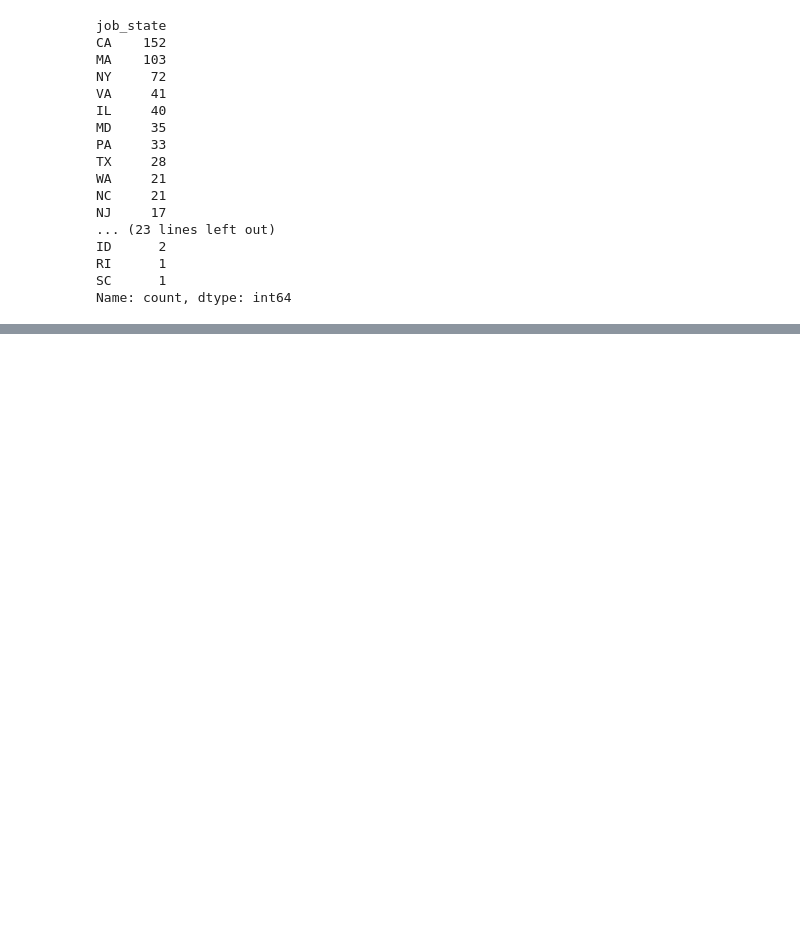
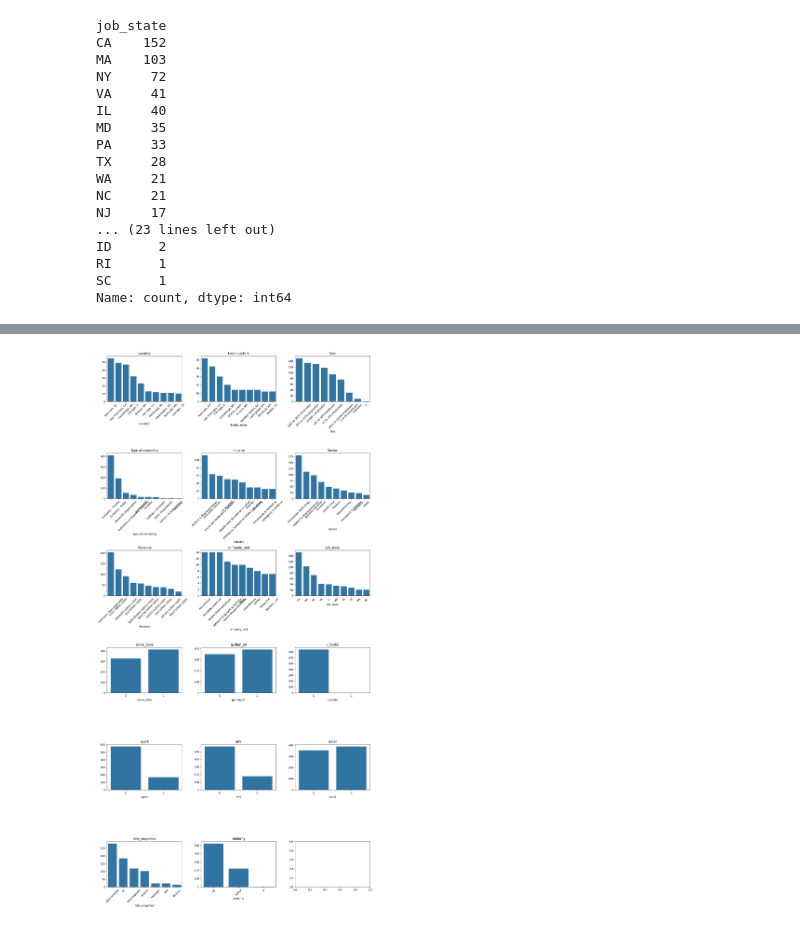
Before and after one commit to franguz03/Data-science-salary-projections, a Jupyter notebook: data_science_projection/data_EDA.ipynb, the cells around one changed output, grey strips where cells are left out. Cells and saved outputs as stored; diff of their text form; code cells hidden in the pictures; blank space fills up the shorter version.

```diff
--- a/data_science_projection/data_EDA.ipynb
+++ b/data_science_projection/data_EDA.ipynb
@@ -91,0 +216,32 @@ Name: desc_len, Length: 742, dtype: int64
+# %%
+categorical_df=salary_df[['Location', 'Headquarters', 'Size', 'Type of ownership', 'Industry', 'Sector', 'Revenue' ,'company_text', 'job_state', 'same_state','python_yn', 'r_studio', 'spark', 'aws', 'excel',
+       'title_simplified', 'seniority']].copy()
+# %%
+# Number of categorical columns
+num_cols = len(categorical_df.columns)
+
+# Define the number of rows and columns for subplots
+cols = 3  # Number of plots per row (adjust as needed)
+rows = math.ceil(num_cols / cols)  # Calculate required rows
+
+# Create figure and subplots
+fig, axes = plt.subplots(rows, cols, figsize=(15, 5 * rows))
+
+# Ensure `axes` is iterable in all cases
+axes = axes.flatten() if num_cols > 1 else [axes]
+
+# Iterate over each categorical column and plot it
+for idx, col in enumerate(categorical_df.columns):
+    sns.barplot(
+        x=categorical_df[col].value_counts().index[:10],  # Top 10 most frequent values
+        y=categorical_df[col].value_counts().values[:10],
+        ax=axes[idx]
+    )
+    axes[idx].set_title(col)  # Set title with column name
+    axes[idx].set_xticklabels(axes[idx].get_xticklabels(), rotation=45)  # Rotate labels
+
+# Adjust layout to prevent overlapping
+plt.tight_layout()
+plt.show()
+# %% [output]
+[figure, added]
```
Also changed, not shown: parts of 17 cells of this notebook, 2 other files.
